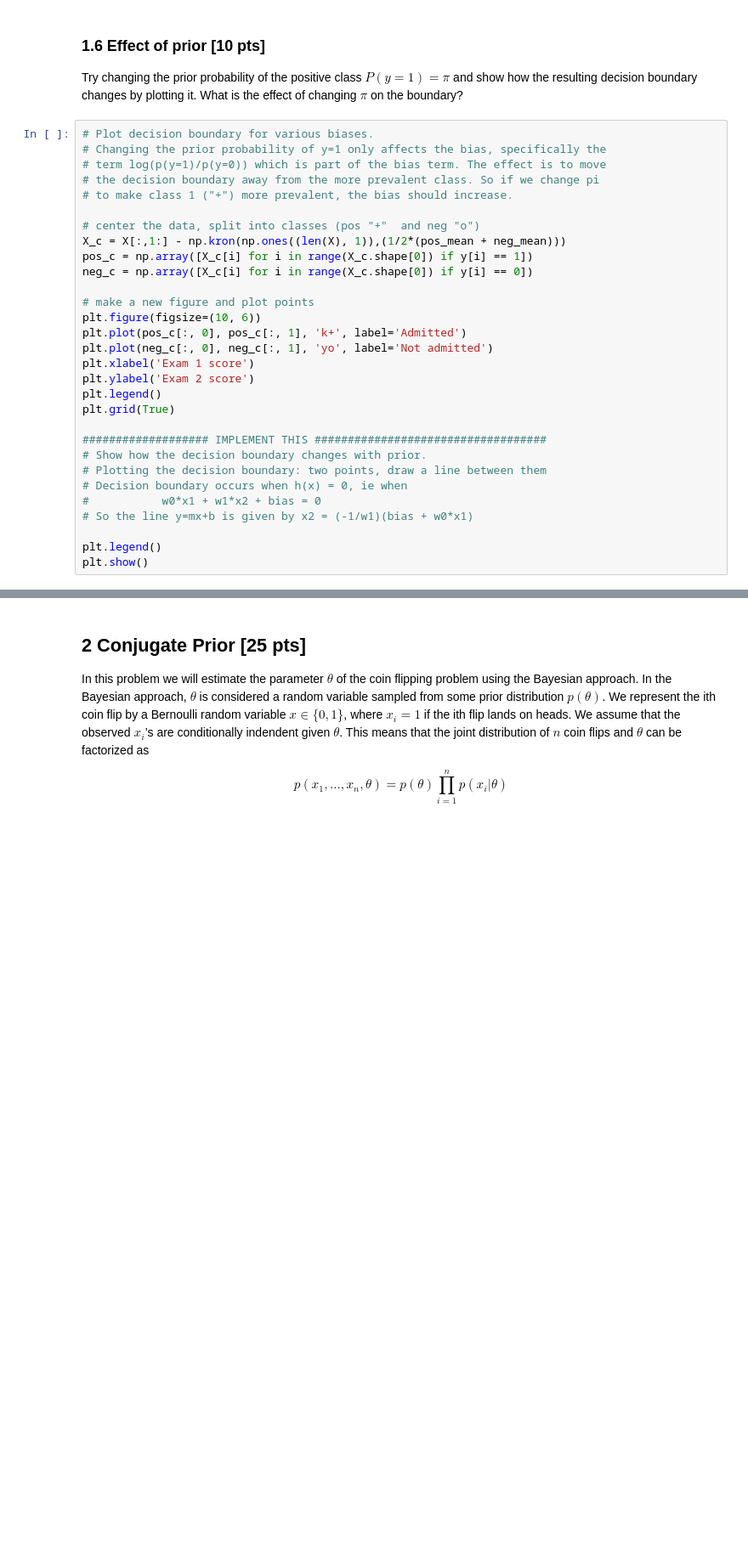
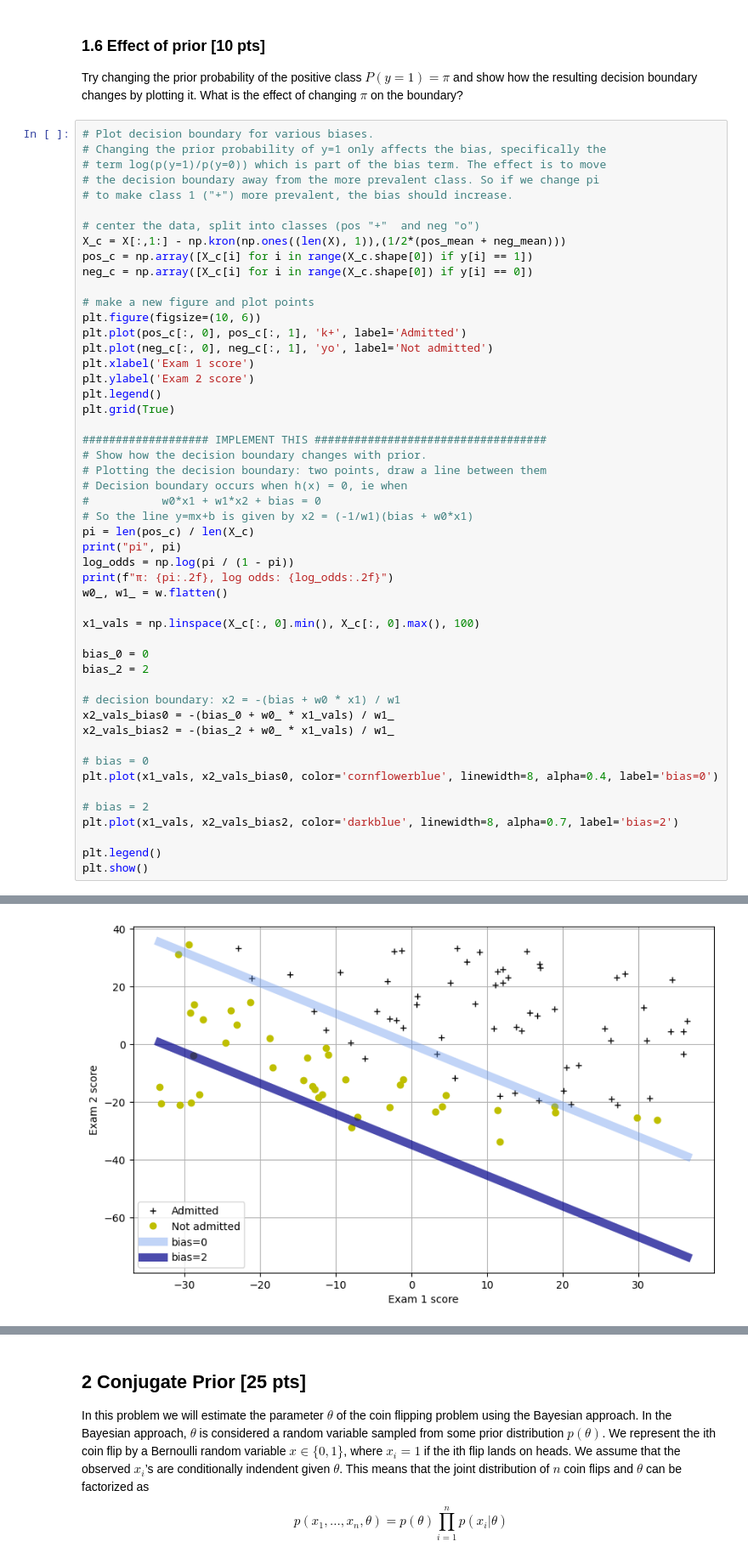
Before and after one commit to digitaldna01/boston-univ, a Jupyter notebook: CAS CS 542/HW/pset6/pset6.ipynb, the cells around one changed output, grey strips where cells are left out. Shown at 85% size. Saved outputs shown, nothing was run; the diff lists cells and outputs as text; blank space fills up the shorter version.

```diff
--- a/CAS CS 542/HW/pset6/pset6.ipynb
+++ b/CAS CS 542/HW/pset6/pset6.ipynb
@@ -215,6 +207,27 @@ plt.grid(True)
 # Decision boundary occurs when h(x) = 0, ie when
 #           w0*x1 + w1*x2 + bias = 0
 # So the line y=mx+b is given by x2 = (-1/w1)(bias + w0*x1)
+pi = len(pos_c) / len(X_c)
+print("pi", pi)
+log_odds = np.log(pi / (1 - pi))
+print(f"π: {pi:.2f}, log odds: {log_odds:.2f}")
+w0_, w1_ = w.flatten()
+
+x1_vals = np.linspace(X_c[:, 0].min(), X_c[:, 0].max(), 100)
+
+bias_0 = 0
+bias_2 = 2
+
+# decision boundary: x2 = -(bias + w0 * x1) / w1
+x2_vals_bias0 = -(bias_0 + w0_ * x1_vals) / w1_
+x2_vals_bias2 = -(bias_2 + w0_ * x1_vals) / w1_
+
+# bias = 0
+plt.plot(x1_vals, x2_vals_bias0, color='cornflowerblue', linewidth=8, alpha=0.4, label='bias=0')
+
+# bias = 2
+plt.plot(x1_vals, x2_vals_bias2, color='darkblue', linewidth=8, alpha=0.7, label='bias=2')
 
 plt.legend()
 plt.show()
+# %% [output]
@@ -220,0 +236 @@ plt.show()
+[figure, added]
```
Also changed, not shown: parts of 14 cells of this notebook, 3 other files.
